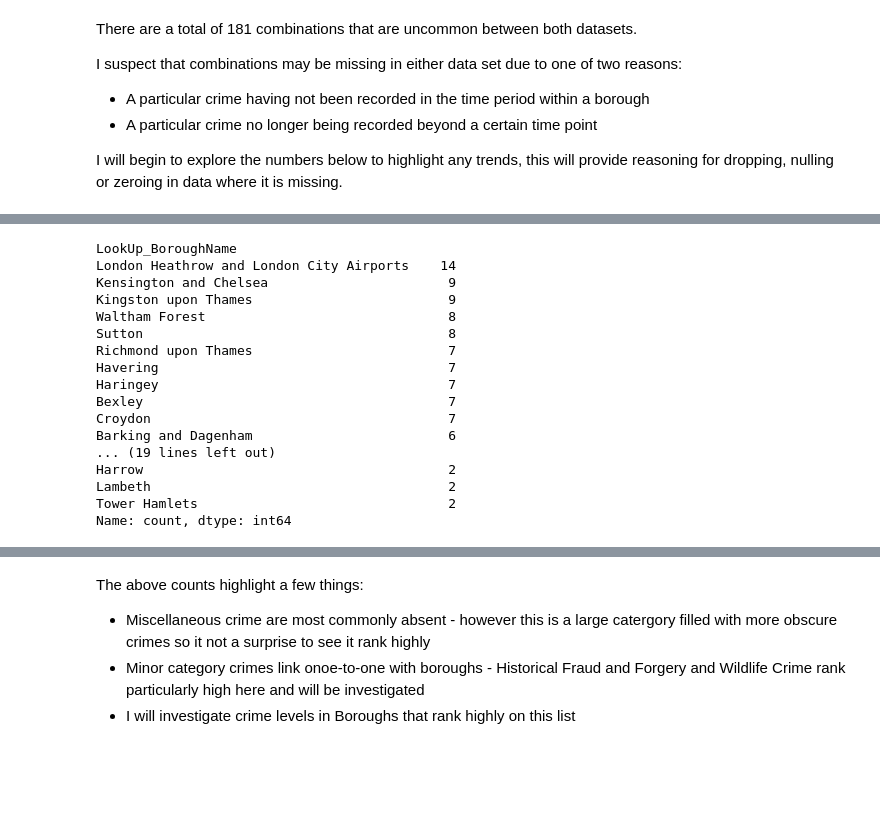
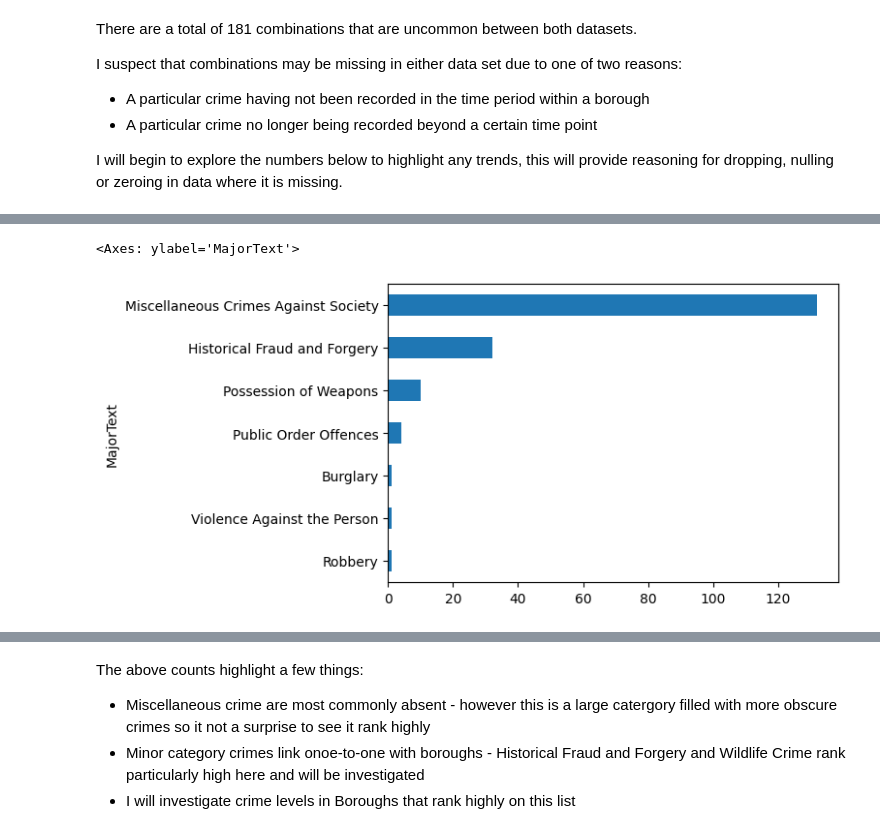
Before and after one commit to JamieW365/londoncrime, a Jupyter notebook: notebooks/exploratory/jw_1.ipynb, the cells around one changed output, grey strips where cells are left out. Drawn from its saved outputs; the diff is of its cells as text; code cells hidden in the pictures; blank space fills up the shorter version.

Commit message:
plot uncommon combinations

```diff
--- a/notebooks/exploratory/jw_1.ipynb
+++ b/notebooks/exploratory/jw_1.ipynb
@@ -235,20 +204,5 @@ Name: count, dtype: int64
-# %%
-df_unique['LookUp_BoroughName'].value_counts()
-# %% [output]
-LookUp_BoroughName
-London Heathrow and London City Airports    14
-Kensington and Chelsea                       9
-Kingston upon Thames                         9
-Waltham Forest                               8
-Sutton                                       8
-Richmond upon Thames                         7
-Havering                                     7
-Haringey                                     7
-Bexley                                       7
-Croydon                                      7
-Barking and Dagenham                         6
-... (19 lines left out)
-Harrow                                       2
-Lambeth                                      2
-Tower Hamlets                                2
-Name: count, dtype: int64
+# %%
+df_unique['MajorText'].value_counts(ascending=True).plot(kind='barh', figsize=(6,4))
+# %% [output]
+<Axes: ylabel='MajorText'>
+[figure, added]
```
Also changed, not shown: parts of 5 cells of this notebook.
